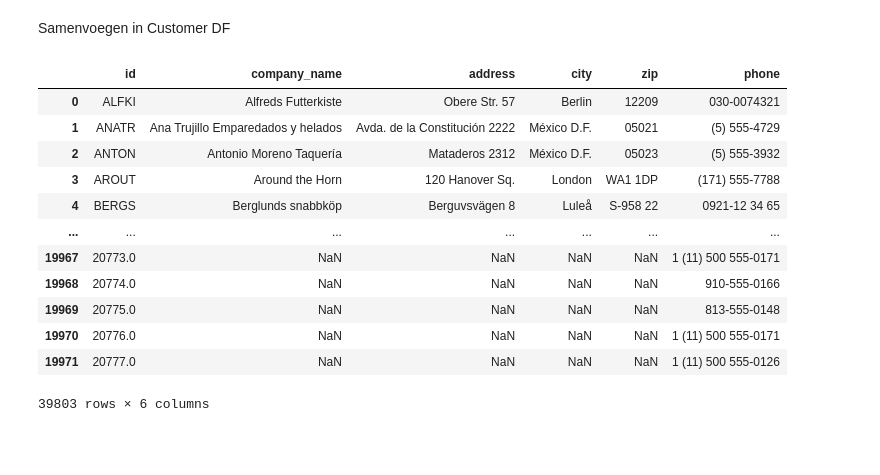
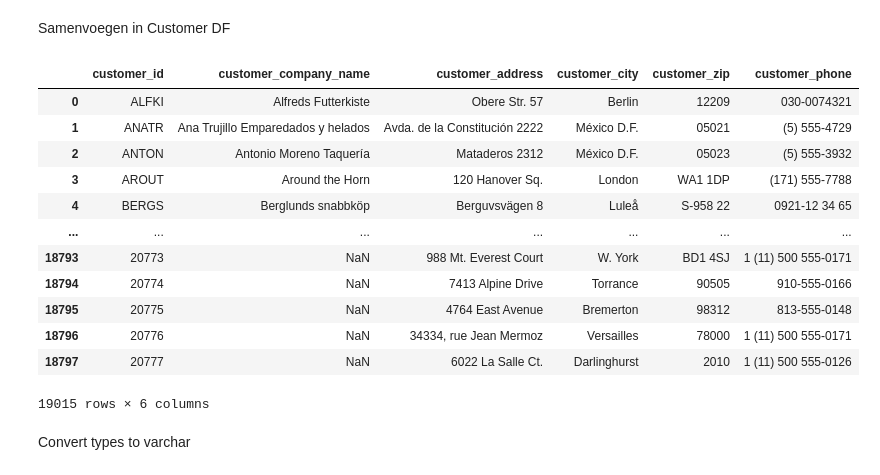
Before and after one commit to JordiPan/United-Outdoors, a Jupyter notebook: python/customer_tables.ipynb, the cells around one changed output. Saved outputs shown, nothing was run; the diff lists cells and outputs as text; code cells hidden in the pictures; blank space fills up the shorter version.

Commit message:
insert customer datawarehouse

```diff
--- a/python/customer_tables.ipynb
+++ b/python/customer_tables.ipynb
@@ -68,0 +47,14 @@ df_person_phone = pd.read_sql_query('SELECT * FROM Person.PersonPhone', adventur
+# %%
+df_person = pd.read_sql_query('SELECT * FROM Person.Person', adventureworks_conn)
+df_person_address = pd.read_sql_query('SELECT * FROM Person.Address', adventureworks_conn)
+df_business_entity_address = pd.read_sql_query('SELECT * FROM Person.BusinessEntityAddress', adventureworks_conn)
+df_person_phone = pd.read_sql_query('SELECT * FROM Person.PersonPhone', adventureworks_conn)
+
+merged_df_aw = pd.merge(df_person, df_business_entity_address, on='BusinessEntityID', how='inner')
+merged_df_aw = pd.merge(merged_df_aw, df_person_address, on='AddressID', how='inner')
+merged_df_aw = merged_df_aw.drop(columns=['rowguid_x', 'SpatialLocation', 'ModifiedDate_x', 'rowguid_y', 'ModifiedDate_y', 'rowguid', 'ModifiedDate', 'PersonType', 'NameStyle', 'Title', 'Suffix', 'EmailPromotion', 'AdditionalContactInfo', 'Demographics', 'rowguid', 'ModifiedDate'])
+merged_df_aw = pd.merge(merged_df_aw, df_person_phone, on='BusinessEntityID', how='inner')
+merged_df_aw = merged_df_aw.drop(columns=['FirstName', 'MiddleName', 'LastName', 'AddressID', 'AddressTypeID', 'AddressLine2', 'StateProvinceID', 'PhoneNumberTypeID', 'ModifiedDate'])
+# remove columns that are not needed
+
+merged_df_aw
@@ -93,14 +99,9 @@ df_northwind_customers = pd.read_sql_query('SELECT * FROM customers', northwind_
 Specifieke Data eruit halen
 # %%
 # Select specific columns and rename them
-df_person_phone_selected = df_person_phone[['BusinessEntityID', 'PhoneNumber']]
-df_person_address_selected = df_person_address[['AddressLine1', 'City', 'PostalCode']]
+df_aw_customers_selected = merged_df_aw[['BusinessEntityID', 'AddressLine1', 'City', 'PostalCode', 'PhoneNumber']]
 df_northwind_customers_selected = df_northwind_customers[['CustomerID', 'CompanyName', 'Address', 'City', 'PostalCode', 'Phone']]
 df_aenc_customer_selected = df_aenc_customer[['id', 'address', 'city', 'zip', 'phone', 'company_name']]
 
-# show the first 5 rows of the dataframes
-print(df_person_phone_selected.head())
-print(df_person_address_selected.head())
-print(df_northwind_customers_selected.head())
-print(df_aenc_customer_selected.head())
+df_aw_customers_selected
 # %% [output]
@@ -125,40 +122,40 @@ print(df_aenc_customer_selected.head())
 Samenvoegen in Customer DF
 # %%
 # Concatenate the dataframes along axis 0 to stack them vertically
-customer = pd.concat([df_northwind_customers_selected, df_aenc_customer_selected], axis=0)
-customer = pd.concat([customer, df_person_address_selected], axis=0)
-customer = pd.concat([customer, df_person_phone_selected], axis=0)
+customer = pd.concat([df_northwind_customers_selected, df_aenc_customer_selected, df_aw_customers_selected], axis=0)
 
-# Assign unique identifiers to each row
-customer['row_id'] = range(len(customer))
+# BusinessEntityID has .0 at the end of the values, remove it if value is null leave it as it is
+customer['BusinessEntityID'] = customer['BusinessEntityID'].apply(lambda x: str(x).replace('.0', '') if not pd.isnull(x) else x)
 
 # Reassign values for columns as per the specified criteria
-customer['id'] = customer.apply(lambda row: str(row['BusinessEntityID']) if not pd.isnull(row['BusinessEntityID']) else str(row['CustomerID']) if not pd.isnull(row['CustomerID']) else row['id'], axis=1)
-customer['company_name'] = customer['company_name'].combine_first(customer['CompanyName'])
-customer['address'] = customer['address'].combine_first(customer['Address']).combine_first(customer['AddressLine1'])
-customer['city'] = customer['city'].combine_first(customer['City'])
-customer['zip'] = customer['PostalCode'].combine_first(customer['zip'])
-customer['phone'] = customer['phone'].combine_first(customer['PhoneNumber']).combine_first(customer['Phone'])
+customer['customer_id'] = customer.apply(lambda row: str(row['BusinessEntityID']) if not pd.isnull(row['BusinessEntityID']) else str(row['CustomerID']) if not pd.isnull(row['CustomerID']) else row['id'], axis=1)
+customer['customer_company_name'] = customer['company_name'].combine_first(customer['CompanyName'])
+customer['customer_address'] = customer['address'].combine_first(customer['Address']).combine_first(customer['AddressLine1'])
+customer['customer_city'] = customer['city'].combine_first(customer['City'])
+customer['customer_zip'] = customer['PostalCode'].combine_first(customer['zip'])
+customer['customer_phone'] = customer['phone'].combine_first(customer['PhoneNumber']).combine_first(customer['Phone'])
 
 # Drop redundant columns
 customer.drop(['BusinessEntityID', 'CustomerID', 'CompanyName', 'Address', 'AddressLine1', 'City', 'PostalCode', 'PhoneNumber', 'Phone'], axis=1, inplace=True)
 
 # Reorder the columns
-customer = customer[['id', 'company_name', 'address', 'city', 'zip', 'phone']]
+customer = customer[['customer_id', 'customer_company_name', 'customer_address', 'customer_city', 'customer_zip', 'customer_phone']]
 
 # Display where id is 101
 customer
 # %% [output]
-|  | id | company_name | address | city | zip | phone |
+|  | customer_id | customer_company_name | customer_address | customer_city | customer_zip | customer_phone |
 | 0 | ALFKI | Alfreds Futterkiste | Obere Str. 57 | Berlin | 12209 | 030-0074321 |
 | 1 | ANATR | Ana Trujillo Emparedados y helados | Avda. de la Constitución 2222 | México D.F. | 05021 | (5) 555-4729 |
 | 2 | ANTON | Antonio Moreno Taquería | Mataderos 2312 | México D.F. | 05023 | (5) 555-3932 |
 | 3 | AROUT | Around the Horn | 120 Hanover Sq. | London | WA1 1DP | (171) 555-7788 |
 | 4 | BERGS | Berglunds snabbköp | Berguvsvägen 8 | Luleå | S-958 22 | 0921-12 34 65 |
 | ... | ... | ... | ... | ... | ... | ... |
-| 19967 | 20773.0 | NaN | NaN | NaN | NaN | 1 (11) 500 555-0171 |
-| 19968 | 20774.0 | NaN | NaN | NaN | NaN | 910-555-0166 |
-| 19969 | 20775.0 | NaN | NaN | NaN | NaN | 813-555-0148 |
-| 19970 | 20776.0 | NaN | NaN | NaN | NaN | 1 (11) 500 555-0171 |
-| 19971 | 20777.0 | NaN | NaN | NaN | NaN | 1 (11) 500 555-0126 |
+| 18793 | 20773 | NaN | 988 Mt. Everest Court | W. York | BD1 4SJ | 1 (11) 500 555-0171 |
+| 18794 | 20774 | NaN | 7413 Alpine Drive | Torrance | 90505 | 910-555-0166 |
+| 18795 | 20775 | NaN | 4764 East Avenue | Bremerton | 98312 | 813-555-0148 |
+| 18796 | 20776 | NaN | 34334, rue Jean Mermoz | Versailles | 78000 | 1 (11) 500 555-0171 |
+| 18797 | 20777 | NaN | 6022 La Salle Ct. | Darlinghurst | 2010 | 1 (11) 500 555-0126 |
-39803 rows × 6 columns
+19015 rows × 6 columns
+# %% [markdown]
+Convert types to varchar
```
Also changed, not shown: parts of 10 cells of this notebook.
